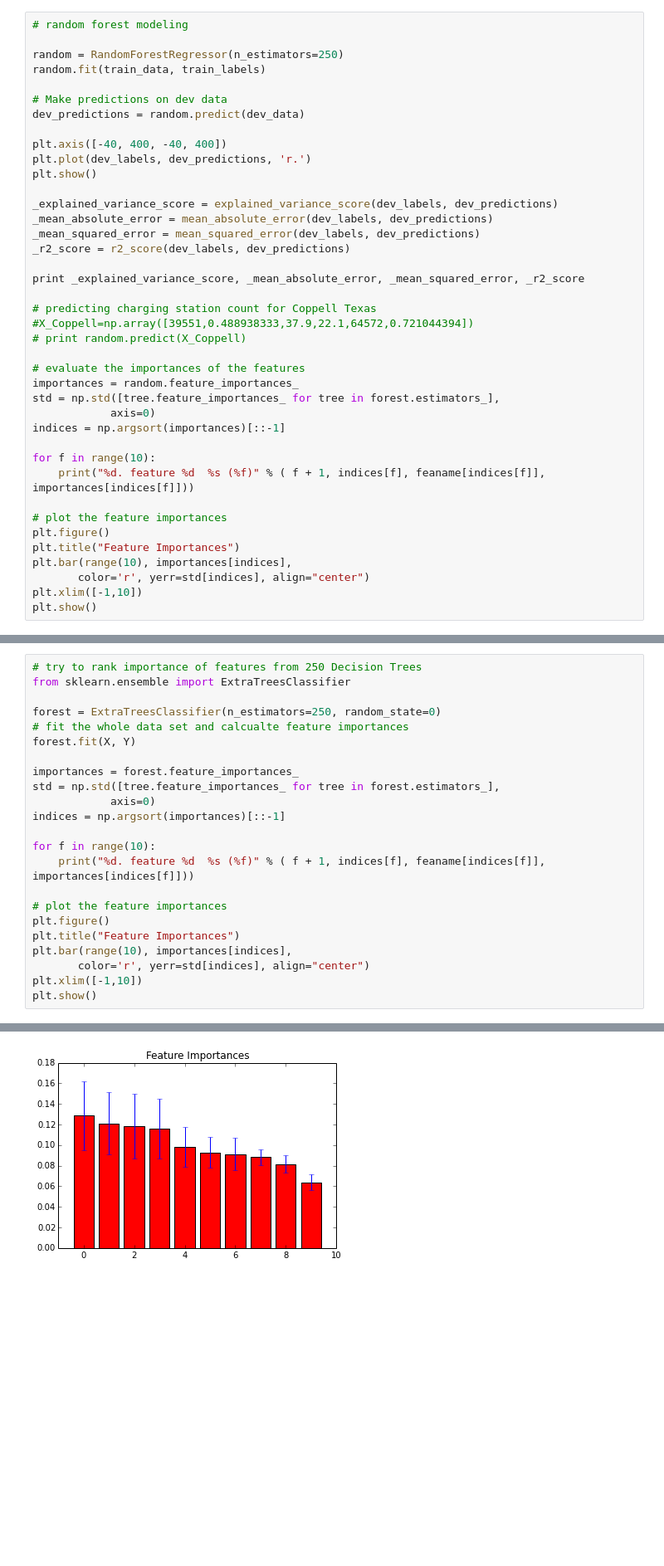
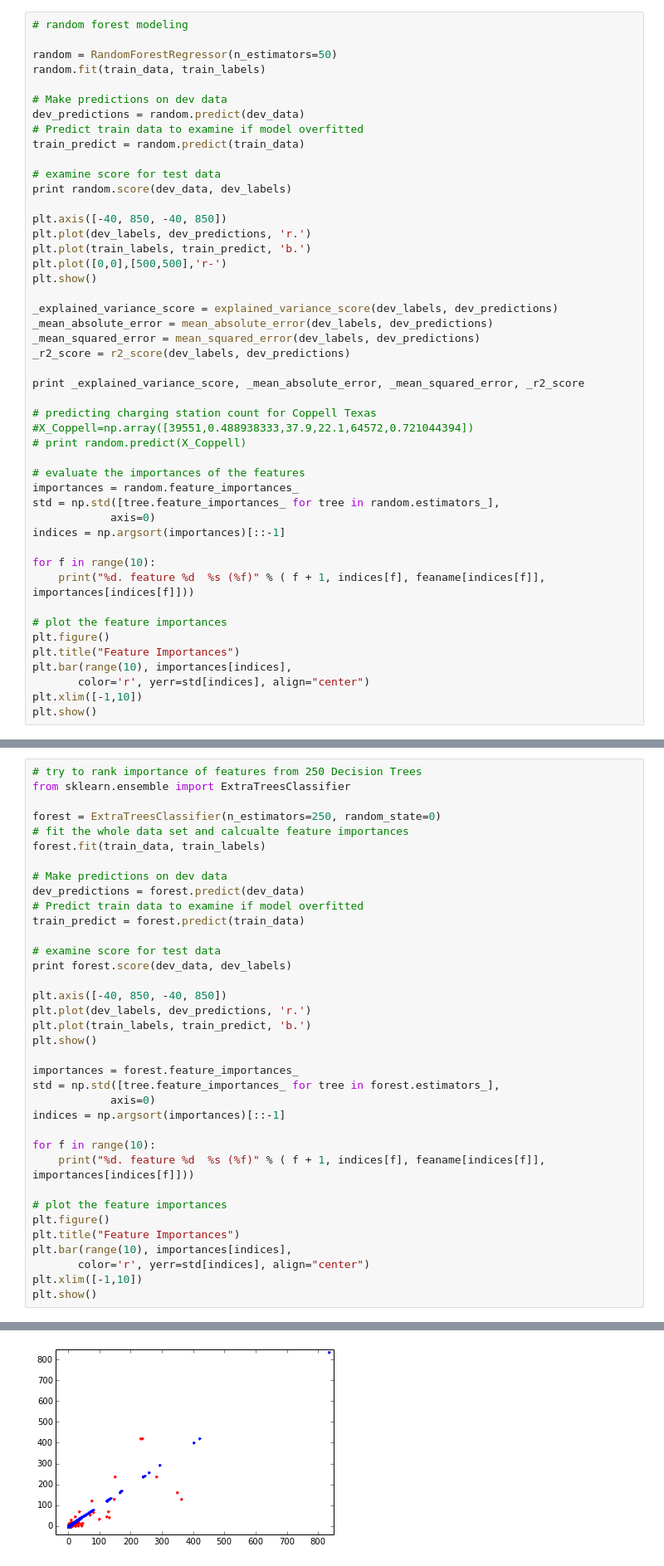
Before and after one commit to nikhilgk/faraday-motors, a Jupyter notebook: urban_area_modeling.ipynb, the cells around one changed output, grey strips where cells are left out. Shown at 83% size. Saved outputs shown, nothing was run; the diff lists cells and outputs as text; blank space fills up the shorter version.

Commit message:
2nd go around of the same models. added self calibration to weed out models that overfitted

```diff
--- a/urban_area_modeling.ipynb
+++ b/urban_area_modeling.ipynb
@@ -173,14 +167,21 @@ Improvements to the model. Play with the class weight parameter, perhaps to unde
 # %%
 # random forest modeling
 
-random = RandomForestRegressor(n_estimators=250)
+random = RandomForestRegressor(n_estimators=50)
 random.fit(train_data, train_labels)
 
 # Make predictions on dev data
 dev_predictions = random.predict(dev_data)
+# Predict train data to examine if model overfitted
+train_predict = random.predict(train_data)
 
-plt.axis([-40, 400, -40, 400])
+# examine score for test data
+print random.score(dev_data, dev_labels)
+
+plt.axis([-40, 850, -40, 850])
 plt.plot(dev_labels, dev_predictions, 'r.')
+plt.plot(train_labels, train_predict, 'b.')
+plt.plot([0,0],[500,500],'r-')
 plt.show()
 
 _explained_variance_score = explained_variance_score(dev_labels, dev_predictions)
@@ -196,7 +197,7 @@ print _explained_variance_score, _mean_absolute_error, _mean_squared_error, _r2_
 
 # evaluate the importances of the features
 importances = random.feature_importances_
-std = np.std([tree.feature_importances_ for tree in forest.estimators_],
+std = np.std([tree.feature_importances_ for tree in random.estimators_],
             axis=0)
 indices = np.argsort(importances)[::-1]
 
@@ -230,7 +232,20 @@ from sklearn.ensemble import ExtraTreesClassifier
 
 forest = ExtraTreesClassifier(n_estimators=250, random_state=0)
 # fit the whole data set and calcualte feature importances
-forest.fit(X, Y)
+forest.fit(train_data, train_labels)
+
+# Make predictions on dev data
+dev_predictions = forest.predict(dev_data)
+# Predict train data to examine if model overfitted
+train_predict = forest.predict(train_data)
+
+# examine score for test data
+print forest.score(dev_data, dev_labels)
+
+plt.axis([-40, 850, -40, 850])
+plt.plot(dev_labels, dev_predictions, 'r.')
+plt.plot(train_labels, train_predict, 'b.')
+plt.show()
 
 importances = forest.feature_importances_
 std = np.std([tree.feature_importances_ for tree in forest.estimators_],
@@ -261 +267 @@ plt.show()
-[figure, old version]
+[figure, new version]
```
Also changed, not shown: parts of 11 cells of this notebook.
